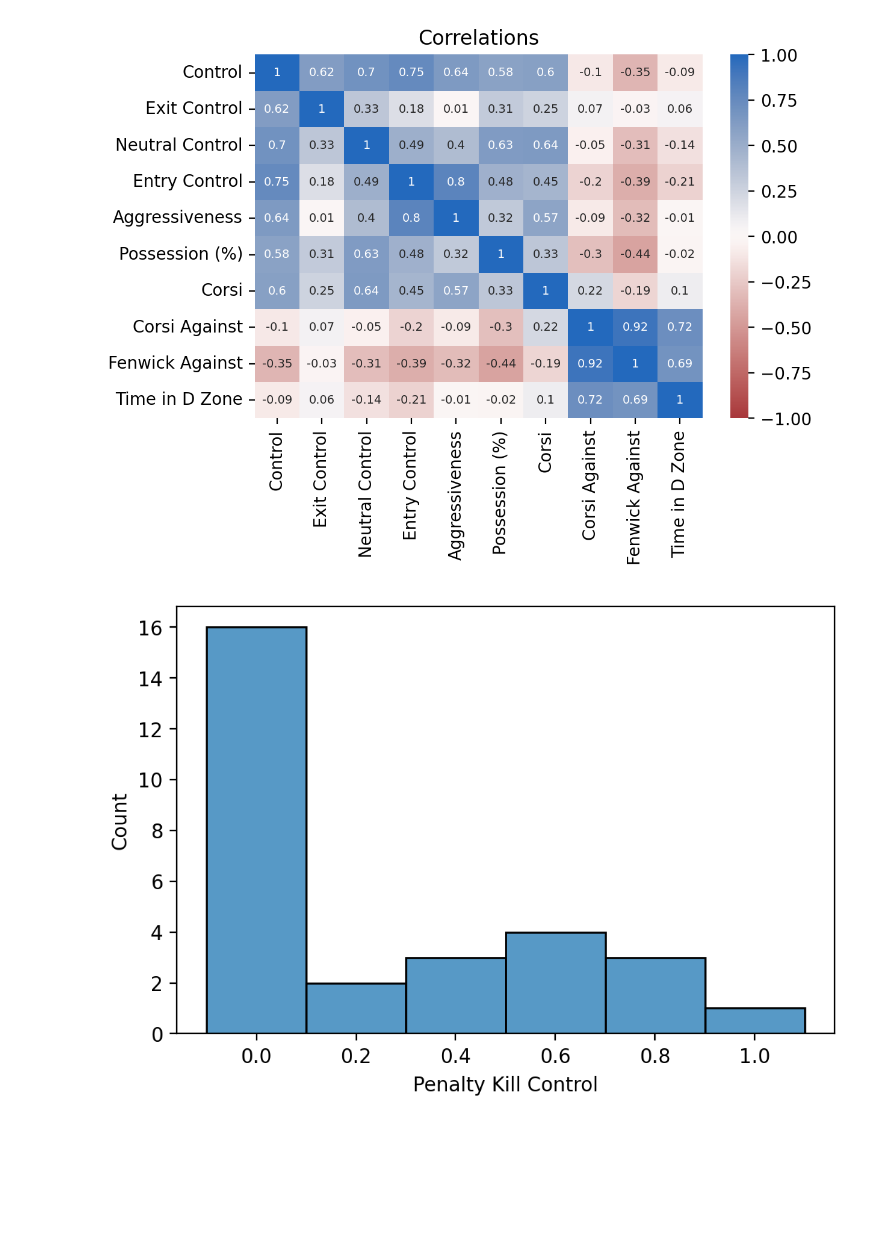
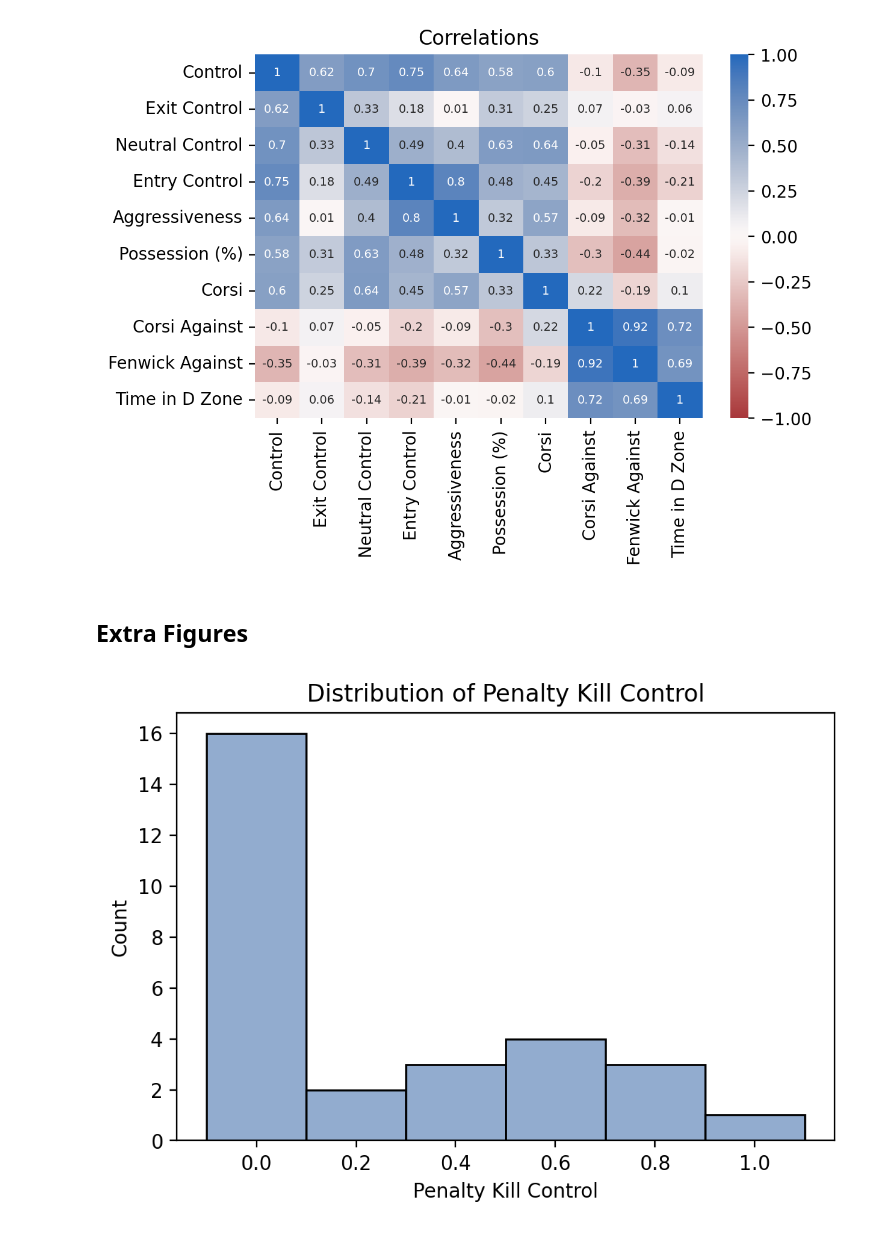
Before and after one commit to EmilyMWright/BDC-2024-PK-Control, a Jupyter notebook: analysis.ipynb, the cells around one changed output. Saved outputs shown, nothing was run; the diff lists cells and outputs as text; code cells hidden in the pictures; blank space fills up the shorter version.

Commit message:
Add other plots

```diff
--- a/analysis.ipynb
+++ b/analysis.ipynb
@@ -188,10 +189,15 @@ plt.show()
 #          )
 #     ]
 # )
+# %% [markdown]
+## Extra Figures
+# %%
+clrs = sns.color_palette('vlag_r')
 # %%
-g = sns.histplot(data=pk_df, x='Control', bins=np.arange(-0.1, 1.1, 0.2))
+g = sns.histplot(data=pk_df, x='Control', bins=np.arange(-0.1, 1.1, 0.2), color=clrs[5])
 plt.xlabel('Penalty Kill Control')
+plt.title('Distribution of Penalty Kill Control')
 plt.show()
 g.figure.savefig('results/Control_Distribution.png')
 # %% [output]
-[figure, old version]
+[figure, new version]
```
Also changed, not shown: parts of 2 cells of this notebook.
